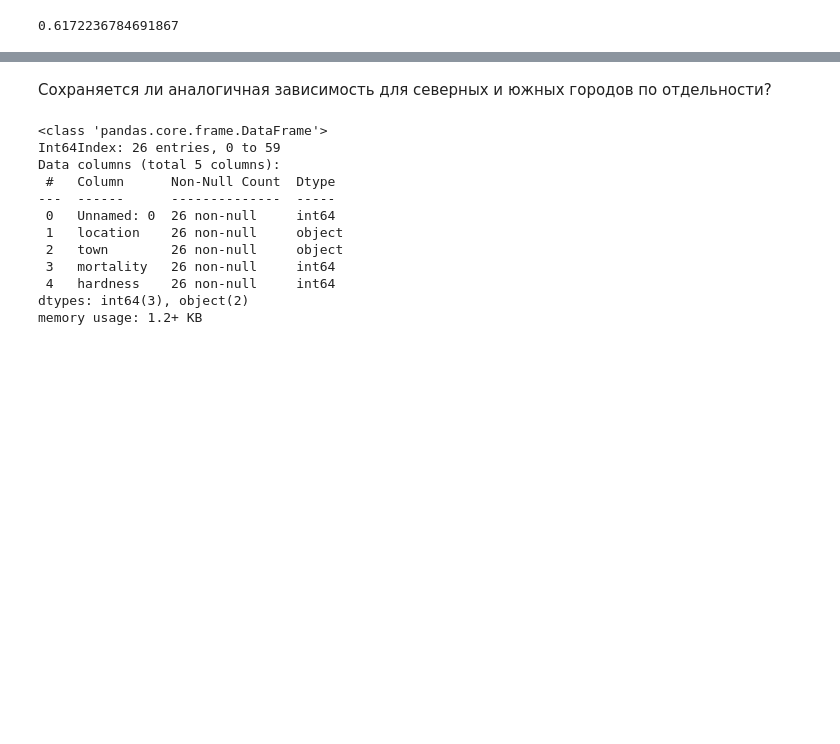
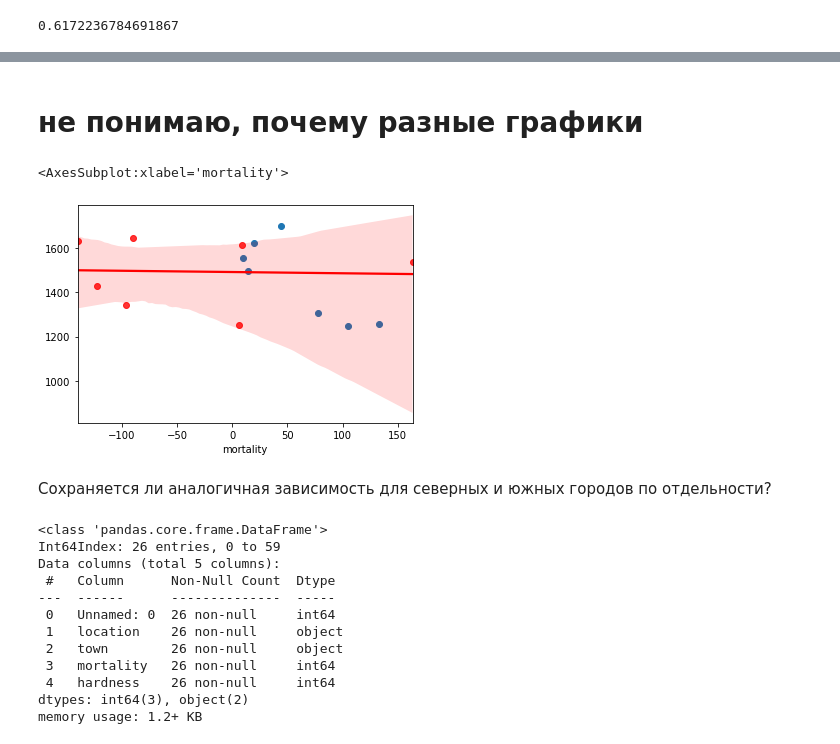
Before and after one commit to nataGar/garanina, a Jupyter notebook: ПИТОН/MyRegressKor.ipynb, the cells around one changed output, grey strips where cells are left out. Saved outputs shown, nothing was run; the diff lists cells and outputs as text; code cells hidden in the pictures; blank space fills up the shorter version.

```diff
--- a/ПИТОН/MyRegressKor.ipynb
+++ b/ПИТОН/MyRegressKor.ipynb
@@ -152,3 +136,11 @@ plt.plot(X_test, y_pred, c='r')
+# %% [markdown]
+# не понимаю, почему разные графики
+# %%
+plt.scatter(X_test, y_test)
+sns.regplot(x = y_test-y_pred, y = y_pred, data = None, scatter = True, color = 'red')
+# %% [output]
+<AxesSubplot:xlabel='mortality'>
+[figure, added]
 # %% [markdown]
 Сохраняется ли аналогичная зависимость для северных и южных городов по отдельности?
 # %%
```
Also changed, not shown: parts of 11 cells of this notebook.
